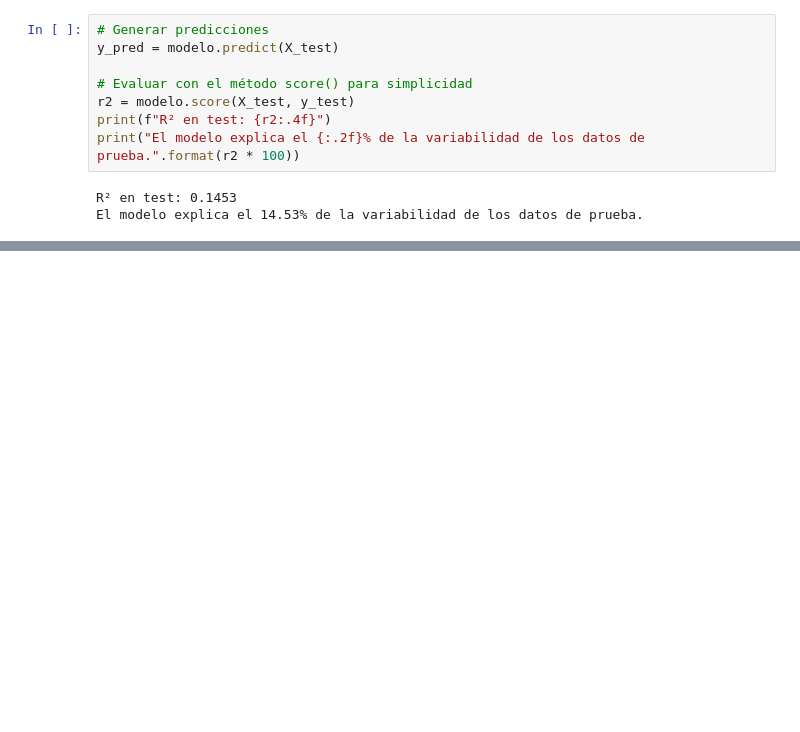
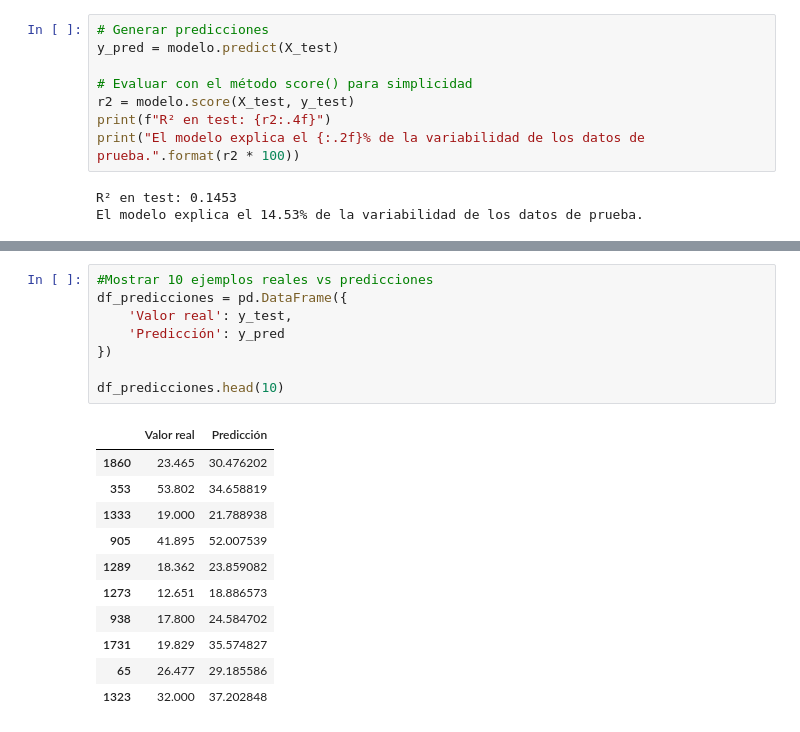
Before and after one commit to carlosmdpb/Ensamble_Secuencial, a Jupyter notebook: notebooks/parkinsons_linearRegression/notebook_lr_parkinsons.ipynb, the cells around one changed output, grey strips where cells are left out. Saved outputs shown, nothing was run; the diff lists cells and outputs as text; blank space fills up the shorter version.

```diff
--- a/notebooks/parkinsons_linearRegression/notebook_lr_parkinsons.ipynb
+++ b/notebooks/parkinsons_linearRegression/notebook_lr_parkinsons.ipynb
@@ -168,3 +196,23 @@ El modelo explica el 14.53% de la variabilidad de los datos de prueba.
+# %%
+#Mostrar 10 ejemplos reales vs predicciones
+df_predicciones = pd.DataFrame({
+    'Valor real': y_test,
+    'Predicción': y_pred
+})
+
+df_predicciones.head(10)
+# %% [output]
+|  | Valor real | Predicción |
+| 1860 | 23.465 | 30.476202 |
+| 353 | 53.802 | 34.658819 |
+| 1333 | 19.000 | 21.788938 |
+| 905 | 41.895 | 52.007539 |
+| 1289 | 18.362 | 23.859082 |
+| 1273 | 12.651 | 18.886573 |
+| 938 | 17.800 | 24.584702 |
+| 1731 | 19.829 | 35.574827 |
+| 65 | 26.477 | 29.185586 |
+| 1323 | 32.000 | 37.202848 |
 # %% [markdown]
 ## 6. Conclusiones
 
```
Also changed, not shown: parts of 2 cells of this notebook, 4 other files.
